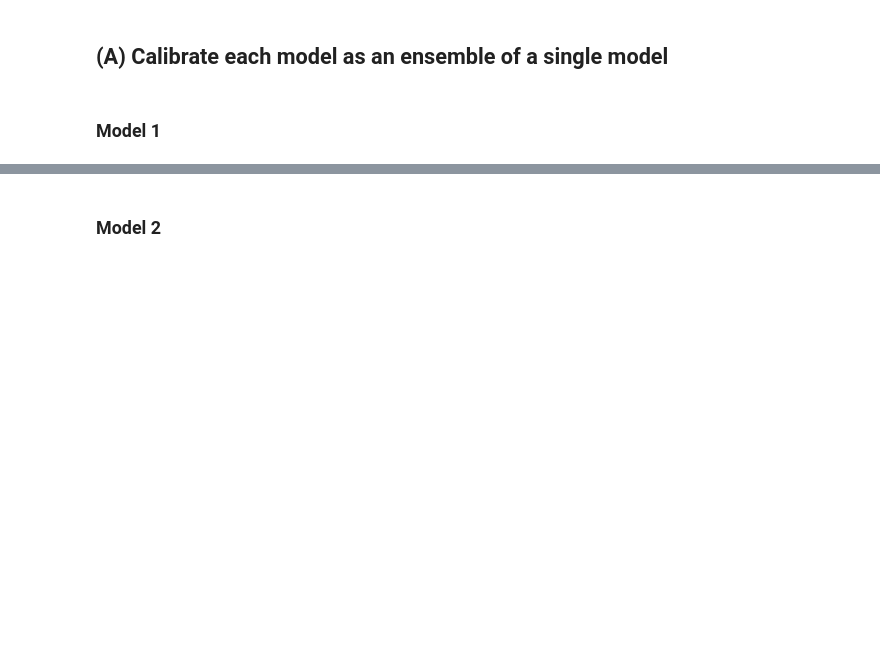
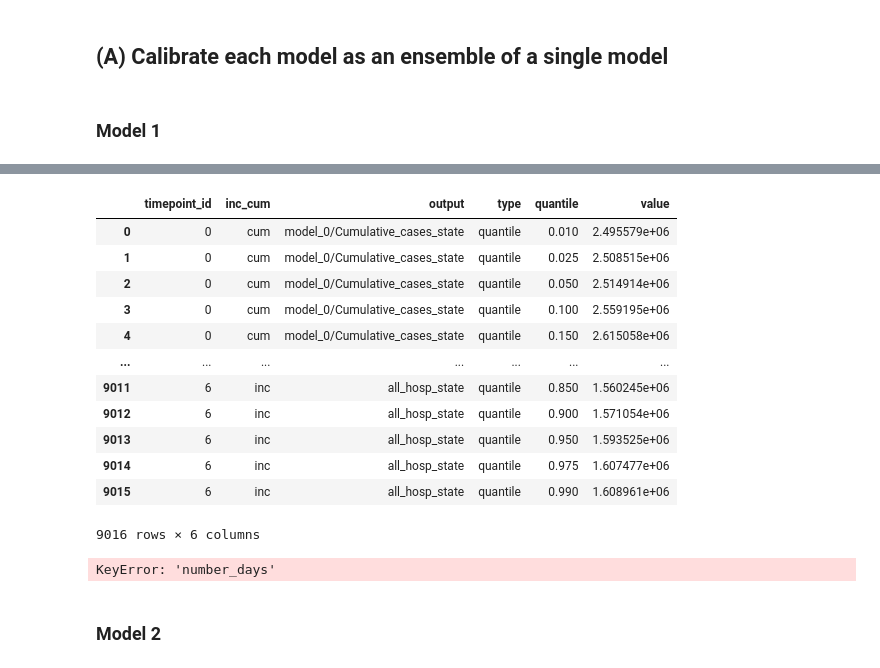
Before and after one commit to ciemss/program-milestones, a Jupyter notebook: 18-month-milestone/evaluation/Epi_Ensemble_Challenge/CIEMSS_Team_Ensemble_Challenge.ipynb, the cells around one changed output, grey strips where cells are left out. Cells and saved outputs as stored; diff of their text form; code cells hidden in the pictures; blank space fills up the shorter version.

```diff
--- a/18-month-milestone/evaluation/Epi_Ensemble_Challenge/CIEMSS_Team_Ensemble_Challenge.ipynb
+++ b/18-month-milestone/evaluation/Epi_Ensemble_Challenge/CIEMSS_Team_Ensemble_Challenge.ipynb
@@ -154,3 +170,43 @@ Data printout: This dataset contains 46 rows of data. The first column, Timestam
+# %%
+display(calibrated_ensemble_result["ensemble_quantiles"])
+from pyciemss.integration_utils.result_processing import cdc_format
+
+q_ensemble_data = cdc_format(
+    calibrated_ensemble_result["ensemble_quantiles"],
+    solution_string_mapping={
+        "infected_state": "cases",
+        "hospitalized_state": "hosp.",
+        "dead_state": "death",
+    },
+    forecast_start_date="2023-08-03",
+    location="US",
+    drop_column_names=[
+        "timepoint_id",
+        "number_days",
+        "inc_cum",
+        "output",
+        "Forecast_Backcast",
+    ],
+    time_unit="days",
+    train_end_point=10.,
+)
+print("CDC Format:")
+display(q_ensemble_data)
+# %% [output]
+|  | timepoint_id | inc_cum | output | type | quantile | value |
+| 0 | 0 | cum | model_0/Cumulative_cases_state | quantile | 0.010 | 2.495579e+06 |
+| 1 | 0 | cum | model_0/Cumulative_cases_state | quantile | 0.025 | 2.508515e+06 |
+| 2 | 0 | cum | model_0/Cumulative_cases_state | quantile | 0.050 | 2.514914e+06 |
+| 3 | 0 | cum | model_0/Cumulative_cases_state | quantile | 0.100 | 2.559195e+06 |
+| 4 | 0 | cum | model_0/Cumulative_cases_state | quantile | 0.150 | 2.615058e+06 |
+| ... | ... | ... | ... | ... | ... | ... |
+| 9011 | 6 | inc | all_hosp_state | quantile | 0.850 | 1.560245e+06 |
+| 9012 | 6 | inc | all_hosp_state | quantile | 0.900 | 1.571054e+06 |
+| 9013 | 6 | inc | all_hosp_state | quantile | 0.950 | 1.593525e+06 |
+| 9014 | 6 | inc | all_hosp_state | quantile | 0.975 | 1.607477e+06 |
+| 9015 | 6 | inc | all_hosp_state | quantile | 0.990 | 1.608961e+06 |
+9016 rows × 6 columns
+KeyError: 'number_days'
 # %% [markdown]
 ### Model 2
 # %%
```
Also changed, not shown: parts of 10 cells of this notebook.
